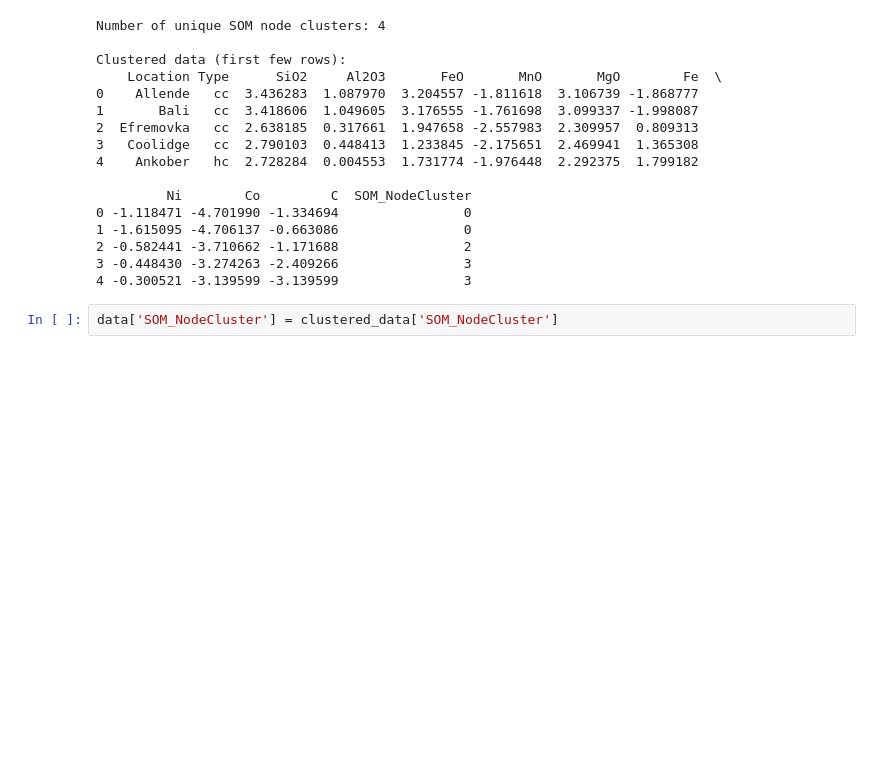
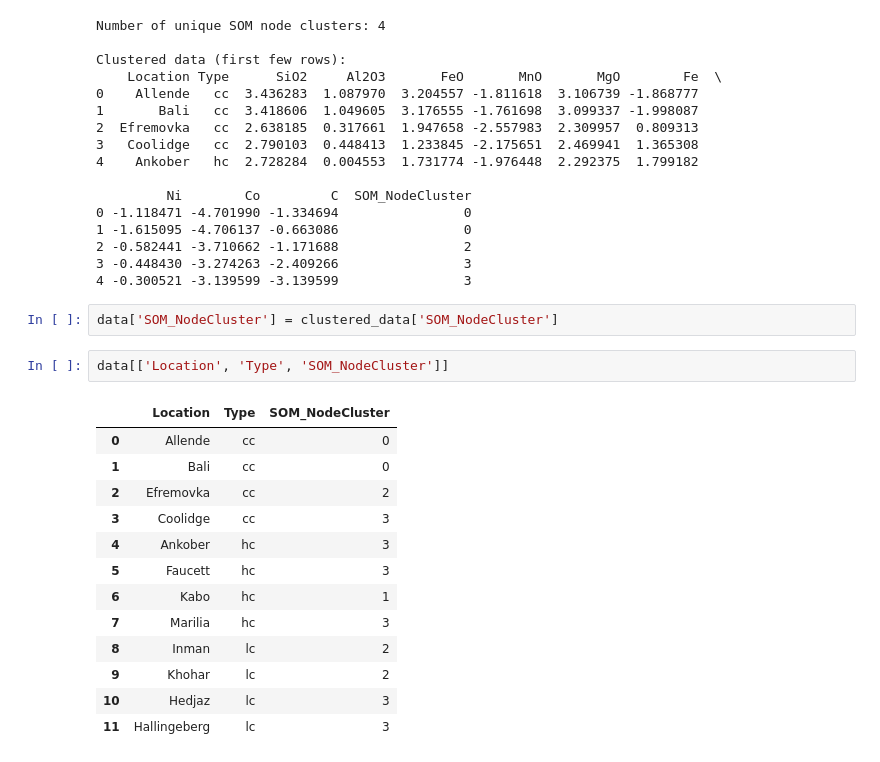
Before and after one commit to AntonWangDTU/coda_exam, a Jupyter notebook: src/clustering.ipynb, the cells around one changed output. Saved outputs shown, nothing was run; the diff lists cells and outputs as text; blank space fills up the shorter version.

```diff
--- a/src/clustering.ipynb
+++ b/src/clustering.ipynb
@@ -227,6 +227,22 @@ Clustered data (first few rows):
 4 -0.300521 -3.139599 -3.139599                3
 # %%
 data['SOM_NodeCluster'] = clustered_data['SOM_NodeCluster']
+# %%
+data[['Location', 'Type', 'SOM_NodeCluster']]
+# %% [output]
+|  | Location | Type | SOM_NodeCluster |
+| 0 | Allende | cc | 0 |
+| 1 | Bali | cc | 0 |
+| 2 | Efremovka | cc | 2 |
+| 3 | Coolidge | cc | 3 |
+| 4 | Ankober | hc | 3 |
+| 5 | Faucett | hc | 3 |
+| 6 | Kabo | hc | 1 |
+| 7 | Marilia | hc | 3 |
+| 8 | Inman | lc | 2 |
+| 9 | Khohar | lc | 2 |
+| 10 | Hedjaz | lc | 3 |
+| 11 | Hallingeberg | lc | 3 |
 # %%
 import matplotlib.pyplot as plt
 import numpy as np
```
Also changed, not shown: parts of 7 cells of this notebook, 18 other files.
